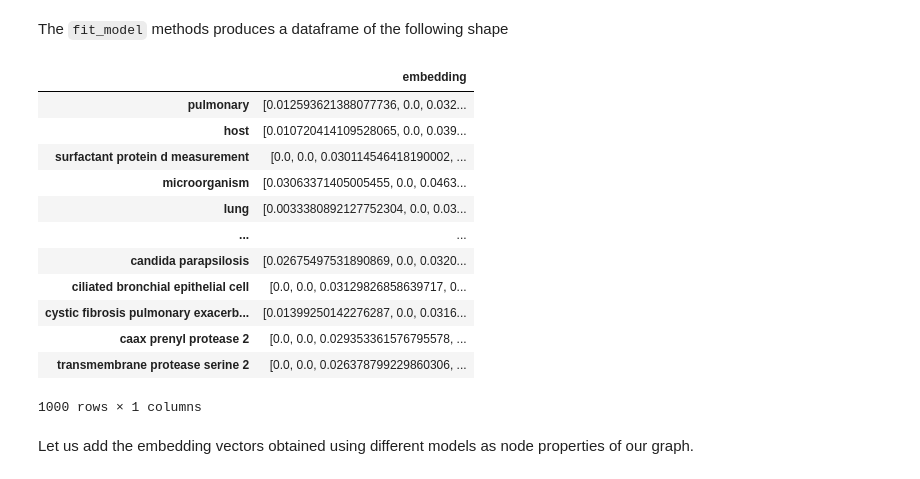
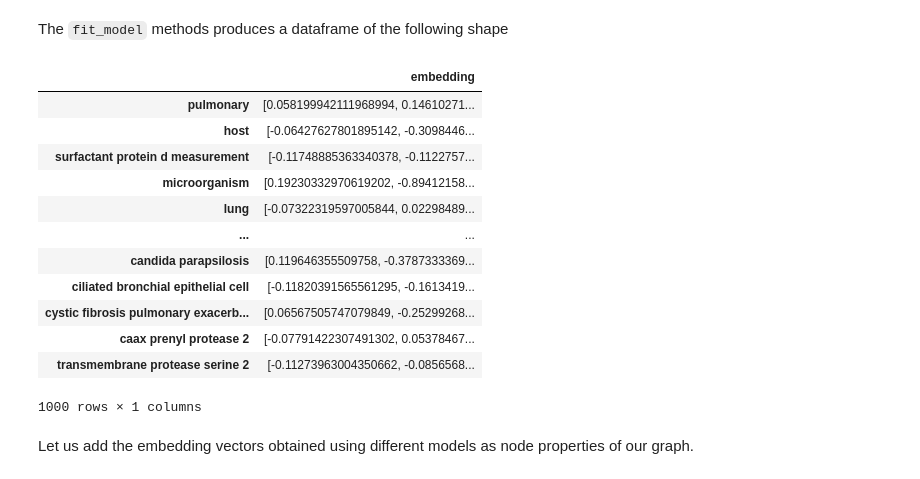
Before and after one commit to BlueBrain/BlueGraph, a Jupyter notebook: examples/Embedding and downstream tasks.ipynb, the cells around one changed output. Saved outputs shown, nothing was run; the diff lists cells and outputs as text; code cells hidden in the pictures.

```diff
--- a/examples/Embedding and downstream tasks.ipynb
+++ b/examples/Embedding and downstream tasks.ipynb
@@ -191,11 +190,14 @@ Next, we save the generated co-occurrence graph.
+# %%
+graph = PandasPGFrame.load_json("data/cooccurrence_graph.json")
 # %% [markdown]
 ### Node feature extraction
 
 We extract node features from entity definitions using the `tfidf` model.
 # %%
-encoder = ScikitLearnPGEncoder(text_encoding_max_dimension=512)
+encoder = ScikitLearnPGEncoder(
+    node_properties=["definition"],
+    text_encoding_max_dimension=512)
 # %%
 %%time
-transformed_graph = encoder.fit_transform(
-    graph, node_properties=["definition"], edge_properties=None)
+transformed_graph = encoder.fit_transform(graph)
 # %% [output]
@@ -252,5 +252,5 @@ from bluegraph.backends.stellargraph import StellarGraphNodeEmbedder
 # %%
-embedder = StellarGraphNodeEmbedder(
+node2vec_embedder = StellarGraphNodeEmbedder(
     "node2vec", edge_weight="npmi", embedding_dimension=64, length=10, number_of_walks=20)
-node2vec_embedding = embedder.fit_model(transformed_graph)
+node2vec_embedding = node2vec_embedder.fit_model(transformed_graph)
 # %%
@@ -270,20 +270,20 @@ Using GCN (local pooling) filters...
 # %% [markdown]
 The `fit_model` methods produces a dataframe of the following shape
 # %%
-gcn_dgi_embedding
+node2vec_embedding
 # %% [output]
 |  | embedding |
-| pulmonary | [0.012593621388077736, 0.0, 0.032... |
-| host | [0.010720414109528065, 0.0, 0.039... |
-| surfactant protein d measurement | [0.0, 0.0, 0.030114546418190002, ... |
-| microorganism | [0.03063371405005455, 0.0, 0.0463... |
-| lung | [0.0033380892127752304, 0.0, 0.03... |
+| pulmonary | [0.058199942111968994, 0.14610271... |
+| host | [-0.06427627801895142, -0.3098446... |
+| surfactant protein d measurement | [-0.11748885363340378, -0.1122757... |
+| microorganism | [0.19230332970619202, -0.89412158... |
+| lung | [-0.07322319597005844, 0.02298489... |
 | ... | ... |
-| candida parapsilosis | [0.02675497531890869, 0.0, 0.0320... |
-| ciliated bronchial epithelial cell | [0.0, 0.0, 0.03129826858639717, 0... |
-| cystic fibrosis pulmonary exacerb... | [0.01399250142276287, 0.0, 0.0316... |
-| caax prenyl protease 2 | [0.0, 0.0, 0.029353361576795578, ... |
-| transmembrane protease serine 2 | [0.0, 0.0, 0.026378799229860306, ... |
+| candida parapsilosis | [0.119646355509758, -0.3787333369... |
+| ciliated bronchial epithelial cell | [-0.11820391565561295, -0.1613419... |
+| cystic fibrosis pulmonary exacerb... | [0.06567505747079849, -0.25299268... |
+| caax prenyl protease 2 | [-0.07791422307491302, 0.05378467... |
+| transmembrane protease serine 2 | [-0.11273963004350662, -0.0856568... |
 1000 rows × 1 columns
 # %% [markdown]
 Let us add the embedding vectors obtained using different models as node properties of our graph.
```
Also changed, not shown: parts of 42 cells of this notebook, 9 other files.
